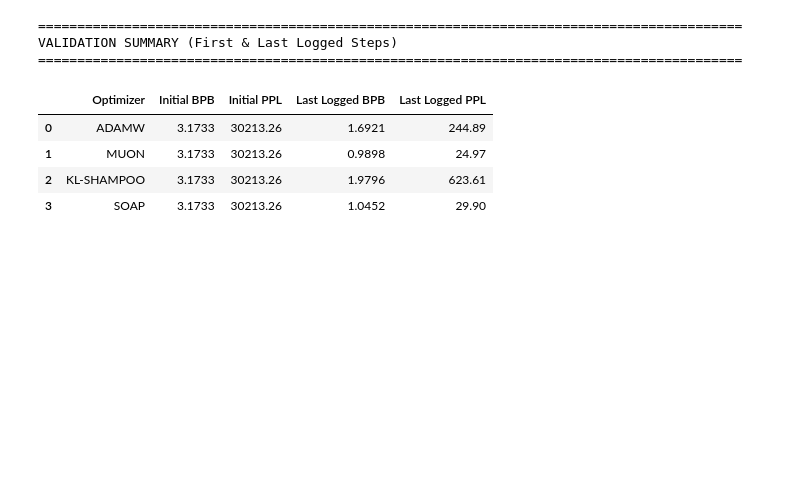
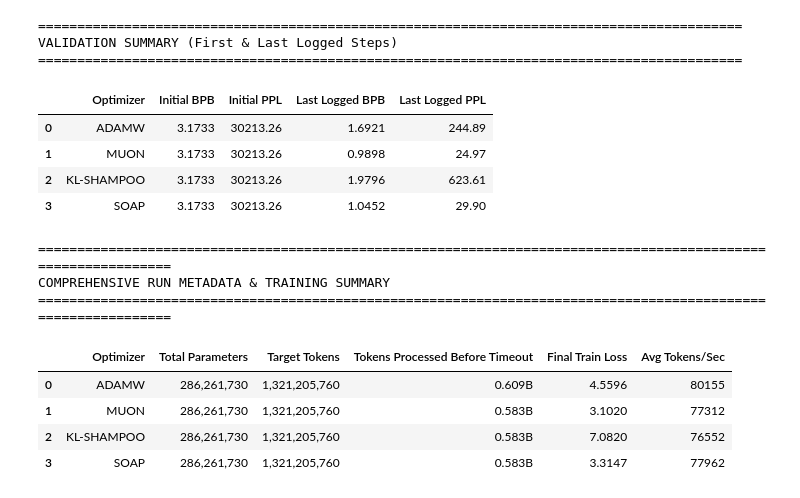
Before and after one commit to mstahli6/nanochat, a Jupyter notebook: Analysis/analysis_nb.ipynb, the cells around one changed output. Saved outputs shown, nothing was run; the diff lists cells and outputs as text; code cells hidden in the pictures; blank space fills up the shorter version.

```diff
--- a/Analysis/analysis_nb.ipynb
+++ b/Analysis/analysis_nb.ipynb
@@ -329,0 +416,32 @@ VALIDATION SUMMARY (First & Last Logged Steps)
+# %%
+from IPython.display import display
+
+summary_table = []
+
+for opt, meta in run_metadata.items():
+    subset = df_train[df_train['Optimizer'] == opt]
+
+    summary_table.append({
+        "Optimizer": opt,
+        "Total Parameters": meta["Total Parameters"],
+        "Target Tokens": meta["Target Tokens"],
+        "Tokens Processed Before Timeout": f"{subset['Tokens_Processed_Billions'].max():.3f}B" if not subset.empty else "0B",
+        "Final Train Loss": round(subset['Train_Loss'].iloc[-1], 4) if not subset.empty else "N/A",
+        "Avg Tokens/Sec": int(subset['Tokens_per_Second'].mean()) if not subset.empty else "N/A"
+    })
+
+df_summary = pd.DataFrame(summary_table)
+
+print("\n" + "="*110)
+print("COMPREHENSIVE RUN METADATA & TRAINING SUMMARY")
+print("="*110)
+display(df_summary)
+# %% [output]
+==============================================================================================================
+COMPREHENSIVE RUN METADATA & TRAINING SUMMARY
+==============================================================================================================
+|  | Optimizer | Total Parameters | Target Tokens | Tokens Processed Before Timeout | Final Train Loss | Avg Tokens/Sec |
+| 0 | ADAMW | 286,261,730 | 1,321,205,760 | 0.609B | 4.5596 | 80155 |
+| 1 | MUON | 286,261,730 | 1,321,205,760 | 0.583B | 3.1020 | 77312 |
+| 2 | KL-SHAMPOO | 286,261,730 | 1,321,205,760 | 0.583B | 7.0820 | 76552 |
+| 3 | SOAP | 286,261,730 | 1,321,205,760 | 0.583B | 3.3147 | 77962 |
```
Also changed, not shown: parts of 6 cells of this notebook.
